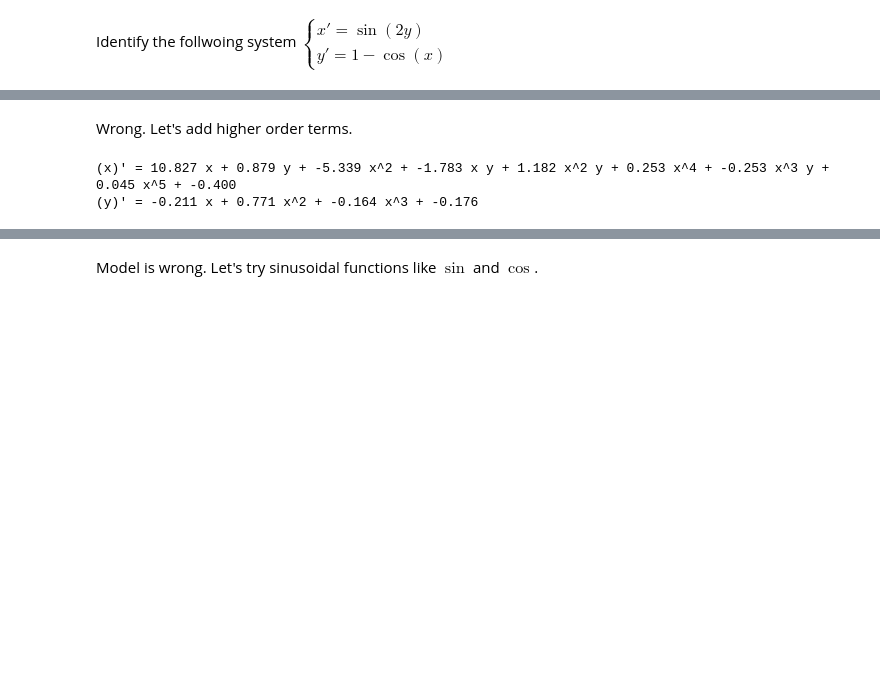
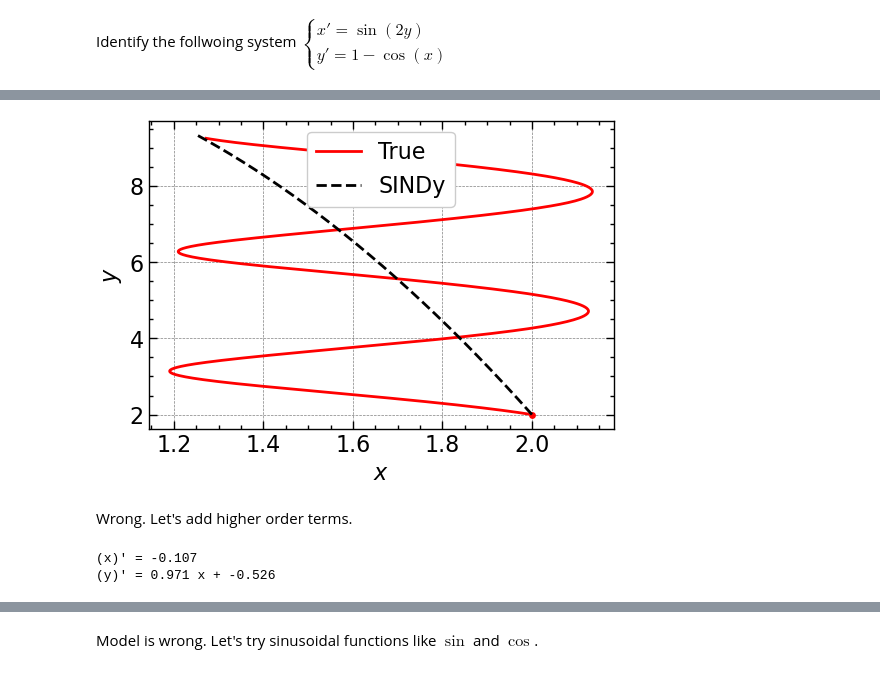
Before and after one commit to sandromikautadze/sindy-thesis, a Jupyter notebook: library.ipynb, the cells around one changed output, grey strips where cells are left out. Saved outputs shown, nothing was run; the diff lists cells and outputs as text; code cells hidden in the pictures; blank space fills up the shorter version.

```diff
--- a/library.ipynb
+++ b/library.ipynb
@@ -238,10 +241,21 @@ model1.print()
+# %%
+plt.figure(figsize=(6, 4))
+plt.plot(ode_data[:, 0], ode_data[:, 1], c = "r", label = "True")
+plt.plot(model1_sim[:, 0], model1_sim[:, 1], "k--", label = "SINDy")
+plt.scatter(x0[0], x0[1], c = "r", s = 15)
+plt.xlabel("$x$")
+plt.ylabel("$y$")
+plt.legend()
+plt.show()
+# %% [output]
+[figure, added]
 # %% [markdown]
 Wrong. Let's add higher order terms.
 # %%
-# poly order 5
-model2 = ps.SINDy(optimizer=opt_const, feature_library=ps.PolynomialLibrary(5), differentiation_method=diff_method, feature_names=feat)
+# poly order 3
+model2 = ps.SINDy(optimizer=opt_const, feature_library=ps.PolynomialLibrary(3), differentiation_method=diff_method, feature_names=feat)
 model2.fit(ode_data, t, ode_derivative)
 model2.print()
 # %% [output]
-(x)' = 10.827 x + 0.879 y + -5.339 x^2 + -1.783 x y + 1.182 x^2 y + 0.253 x^4 + -0.253 x^3 y + 0.045 x^5 + -0.400
-(y)' = -0.211 x + 0.771 x^2 + -0.164 x^3 + -0.176
+(x)' = -0.107
+(y)' = 0.971 x + -0.526
```
Also changed, not shown: parts of 16 cells of this notebook.
